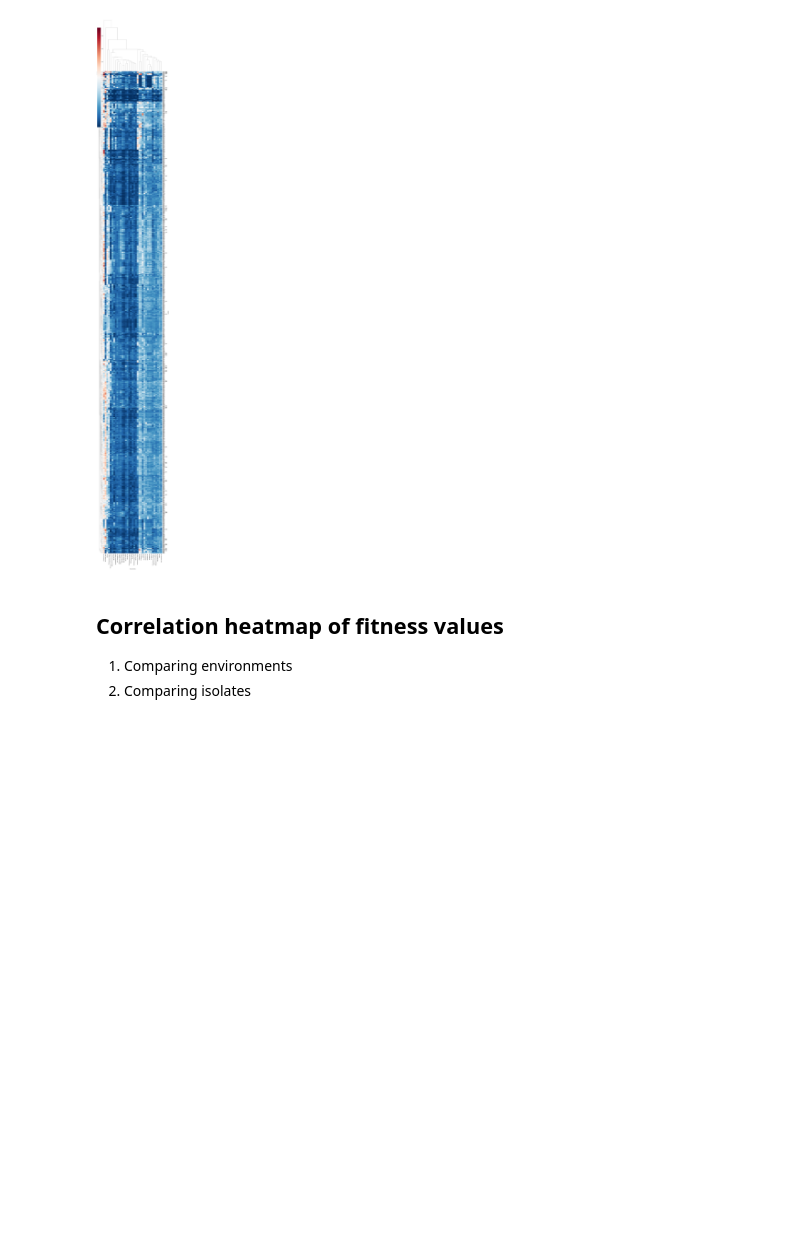
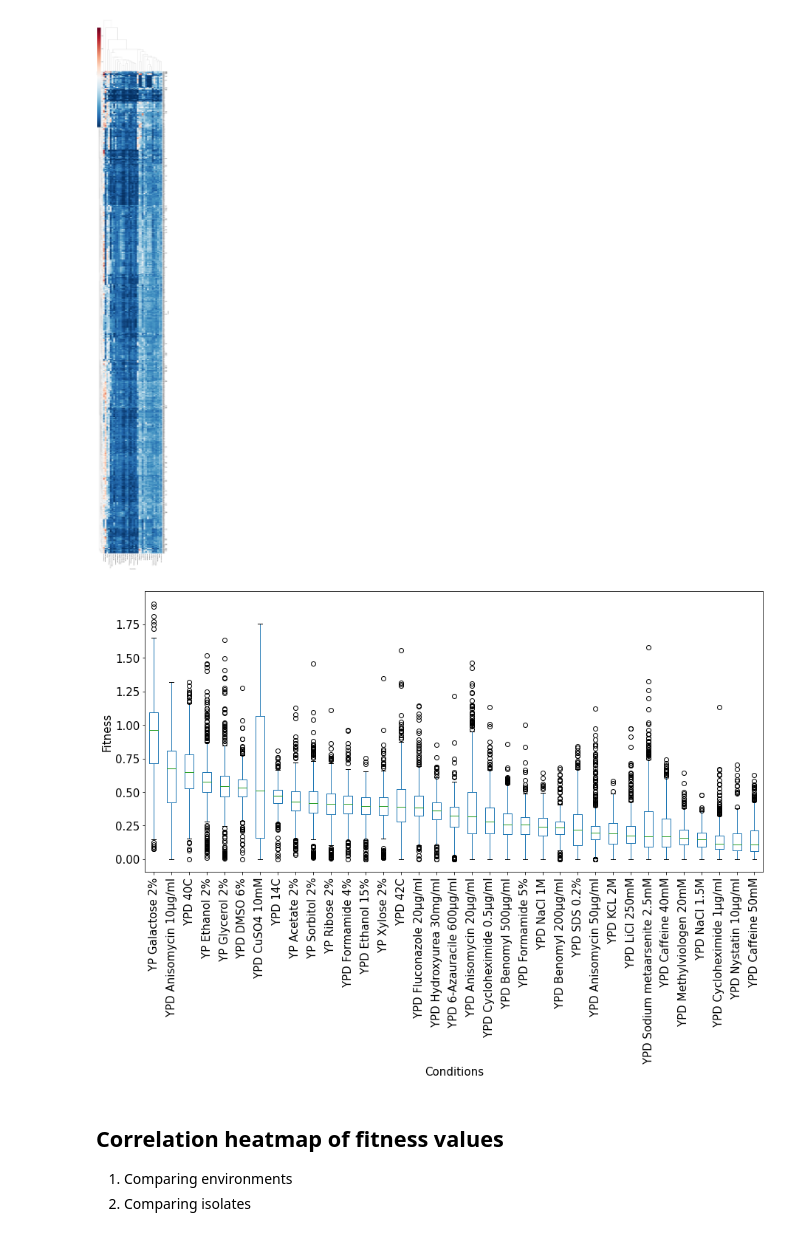
Before and after one commit to ksegaba/Yeast-Project, a Jupyter notebook: Scripts/Data_Vis/pheno_data_plots.ipynb, the cells around one changed output. Saved outputs shown, nothing was run; the diff lists cells and outputs as text; code cells hidden in the pictures; blank space fills up the shorter version.

```diff
--- a/Scripts/Data_Vis/pheno_data_plots.ipynb
+++ b/Scripts/Data_Vis/pheno_data_plots.ipynb
@@ -158,6 +158,16 @@ plt.tight_layout(rect=[0, 0.7, 0, 0.7]) # left, bottom, right, top
 plt.savefig("/mnt/home/seguraab/Shiu_Lab/Project/Scripts/Data_Vis/pheno_heatmap.pdf", bbox_inches = "tight")
 # %% [output]
 [figure]
+# %%
+meds = pheno.median()
+meds.sort_values(ascending=False, inplace=True)
+pheno2 = pheno[meds.index]
+g = pheno2.boxplot(grid=False, figsize=(15,7), rot=90, fontsize=15)
+g.set_ylabel("Fitness", fontdict={'fontsize':15})
+g.set_xlabel("Conditions", fontdict={'fontsize':15})
+plt.savefig("/mnt/home/seguraab/Shiu_Lab/Project/Scripts/Data_Vis/pheno_boxplots.pdf", bbox_inches="tight")
+# %% [output]
+[figure, added]
 # %% [markdown]
 ## Correlation heatmap of fitness values
 1. Comparing environments
```
Also changed, not shown: parts of 22 cells of this notebook.
